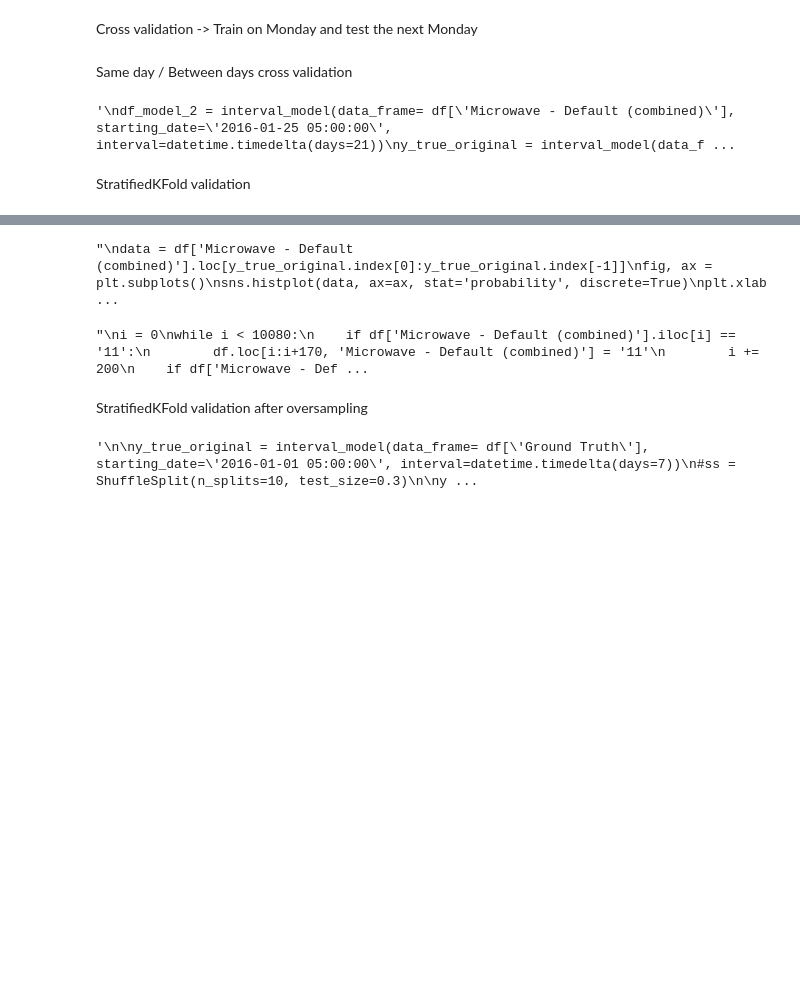
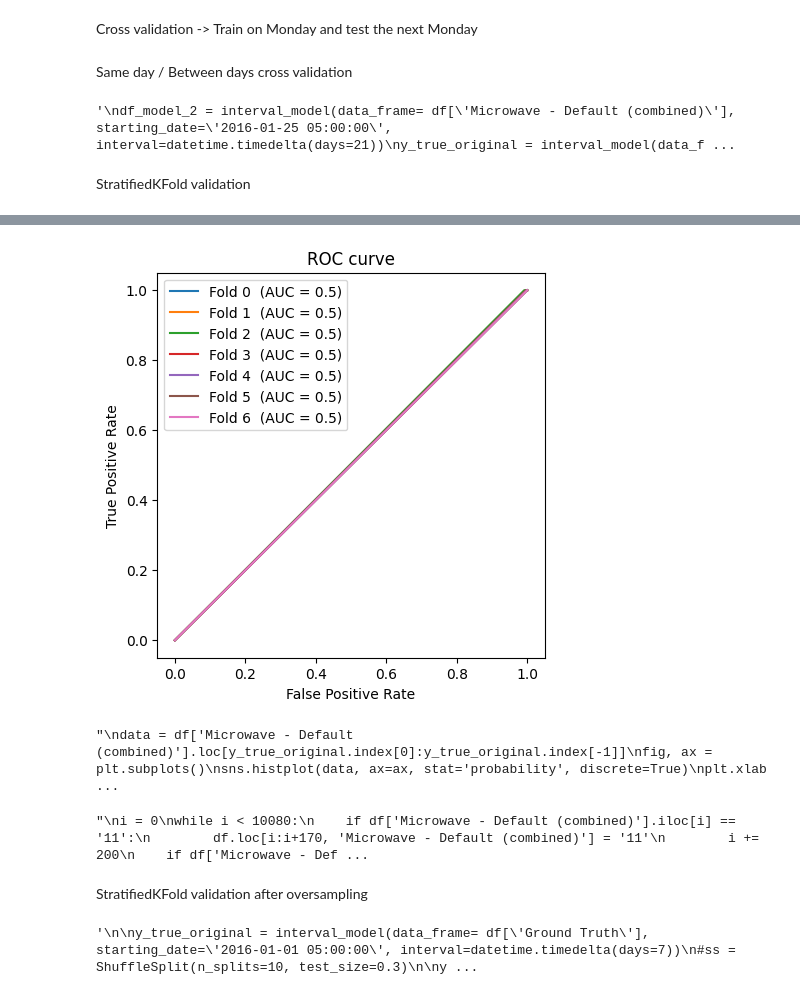
Before and after one commit to smartHome-LUCAMI/Projekt, a Jupyter notebook: NO_class_imbalance.ipynb, the cells around one changed output, grey strips where cells are left out. Saved outputs shown, nothing was run; the diff lists cells and outputs as text; code cells hidden in the pictures; blank space fills up the shorter version.

```diff
--- a/hmm_example2.ipynb
+++ b/NO_class_imbalance.ipynb
@@ -585,8 +585,6 @@ plt.show()
 # %% [markdown]
 StratifiedKFold validation
 # %%
-'''
-
 y_true_original = interval_model(data_frame= df['Ground Truth'], starting_date='2016-01-01 05:00:00', interval=datetime.timedelta(days=7))
 ss = ShuffleSplit(n_splits=7, test_size=0.3)
 
@@ -617,11 +615,20 @@ o_states = ['00', '01', '10', '11']
 id2ostates = dict(zip(o_states, range(len(o_states))))
 
 # Transition probs from hidden to observable states
+emission_probs = np.array([[0.25, 0.2, 0.3, 0.25], [0.25, 0.25, 0.25, 0.25]])
+
+# Transition matrix of hidden states
+trans_mat = np.array([[0.5, 0.5], [0.5, 0.5]])
+
+
+'''
 emission_probs = np.array([[0.35, 0.15, 0.4, 0.1],
                            [0.15, 0.35, 0.25, 0.25]])
 
 # Transition matrix of hidden states
 trans_mat = np.array([[0.5, 0.5], [0.5, 0.5]])
+
+'''
 
 observations = df_model.values.tolist()
 
@@ -637,7 +644,6 @@ data = np.array(X, dtype=int)
 n_trials = len(observations[0])
 
 
-
 # Build the model
 # Set up model:
 model_2 = hmm.MultinomialHMM(n_components=len(h_states),
@@ -651,13 +657,10 @@ model_2.transmat_ = trans_mat
 model_2.emissionprob_ = emission_probs
 
 
-
-
 x = data
 y = y_true_original.to_numpy()
 
 fig, ax = plt.subplots(figsize=(5, 5))
-
 
 
 for split_number, (train_index, test_index) in enumerate(skf.split(x, y)):
@@ -665,14 +668,62 @@ for split_number, (train_index, test_index) in enumerate(skf.split(x, y)):
     print("Split:", split_number)
     print("Starting probs: ", model_2.startprob_)
 
-    #print("Start: ", model.startprob_, "Transmission: ", model.transmat_, "Emission :", model.emissionprob_)
-
+    # print("Start: ", model.startprob_, "Transmission: ", model.transmat_, "Emission :", model.emissionprob_)
 
     X_train, X_test = x[train_index], x[test_index]
     y_train, y_test = y[train_index], y[test_index]
 
+    X_train = X_train.astype(int)
 
-    X_train = X_train.astype(int)
+    counter_Xtrain = [0, 0, 0, 0]
+    for i in X_train:
+        if i[0] == 1:
+            counter_Xtrain[0] = counter_Xtrain[0] + 1
+        if i[1] == 1:
+            counter_Xtrain[1] = counter_Xtrain[1] + 1
+        if i[2] == 1:
+            counter_Xtrain[2] = counter_Xtrain[2] + 1
+        if i[3] == 1:
+            counter_Xtrain[3] = counter_Xtrain[3] + 1
+
+    print("X train: ", counter_Xtrain/np.sum(counter_Xtrain))
+
+    counter_ytrain = [0, 0]
+    for i in y_train:
+        if i == 1:
+            counter_ytrain[0] = counter_ytrain[0] + 1
+        if i == 1:
+            counter_ytrain[1] = counter_ytrain[1] + 1
+
+    print("Y train: ", counter_ytrain / np.sum(counter_ytrain))
+
+    counter_Xtest = [0, 0, 0, 0]
+    for i in X_test:
+        if i[0] == 1:
+            counter_Xtest[0] = counter_Xtest[0] + 1
+        if i[1] == 1:
+            counter_Xtest[1] = counter_Xtest[1] + 1
+        if i[2] == 1:
+            counter_Xtest[2] = counter_Xtest[2] + 1
+        if i[3] == 1:
+            counter_Xtest[3] = counter_Xtest[3] + 1
+
+    print("X test: ", counter_Xtest / np.sum(counter_Xtest))
+
+    counter_ytest = [0, 0]
+    for i in y_test:
+        if i == 1:
+            counter_ytest[0] = counter_ytest[0] + 1
+        if i == 1:
+            counter_ytest[1] = counter_ytest[1] + 1
+
+    print("Y test: ", counter_ytest / np.sum(counter_ytest))
+
+    # Fit the model and predict probabilities for the test set
+    model_2.fit(X_train)
+    logprob, state_ests = model_2.decode(X_test)
+
+    y_pred_proba = state_ests
 
     # Fit the model and predict probabilities for the test set
     model_2.fit(X_train)
@@ -688,15 +739,12 @@ for split_number, (train_index, test_index) in enumerate(skf.split(x, y)):
     # Plot the ROC curve for the current fold
     ax.plot(fpr, tpr, label='Fold {}  (AUC = {})'.format(split_number, round(auc_score,2)))
 
-
-
     print("Learned emission probs:")
     print(model_2.emissionprob_)
-    print('------------------------------------')
+
     print("Learned transition matrix:")
     print(model_2.transmat_)
-
-
+    print("------------------------------------")
 
 # Plot the ROC curve
 plt.xlabel('False Positive Rate')
@@ -704,6 +752,4 @@ plt.ylabel('True Positive Rate')
 plt.title('ROC curve')
 plt.legend()
 plt.show()
-
-'''
 # %% [output]
@@ -711,3 +776,4 @@ plt.show()
+[figure, added]
 # %%
 # Graph of input before oversampling
 #plot_dfs(df, 'Microwave - Default (combined)', [y_true_original.index[0], y_true_original.index[-1]])
```
Also changed, not shown: parts of 2 cells of this notebook, 2 other files.
